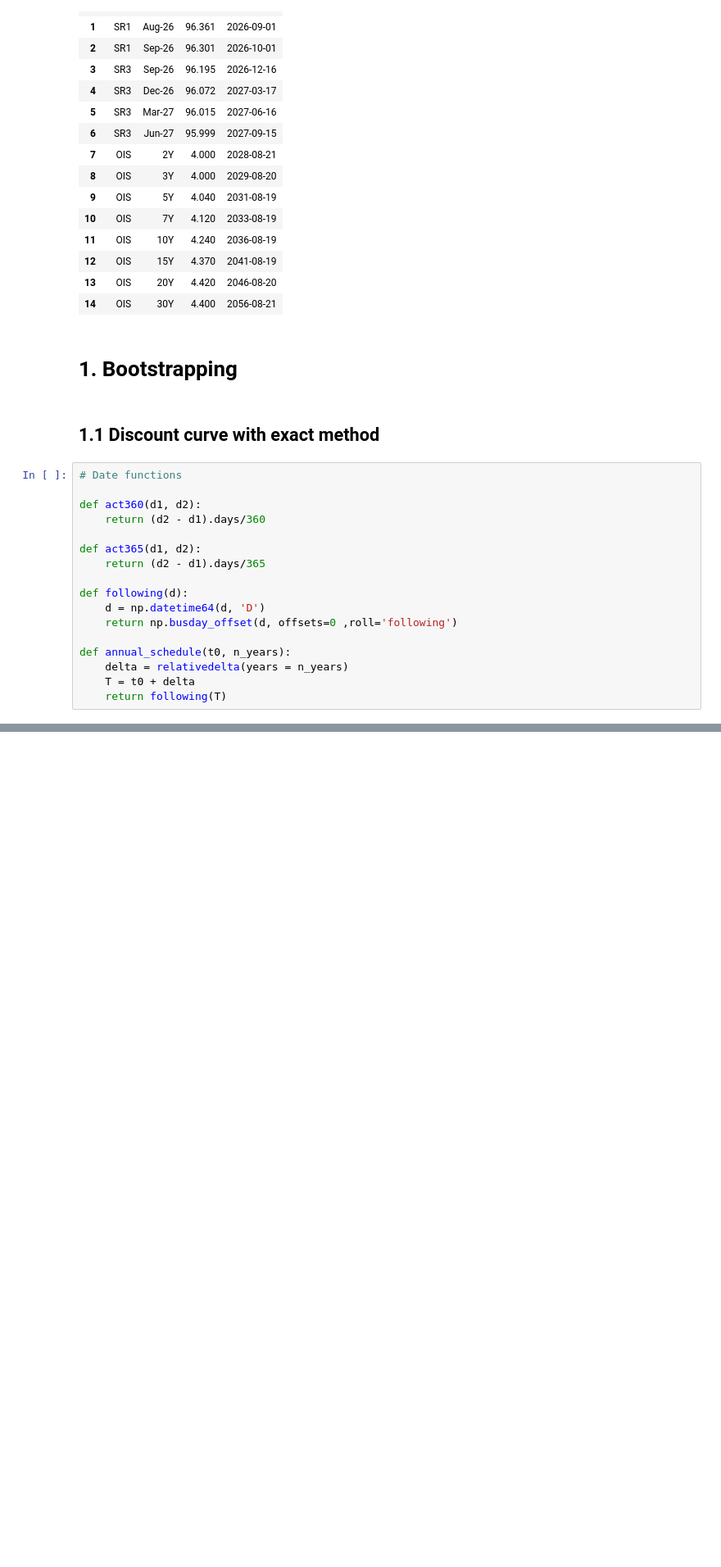
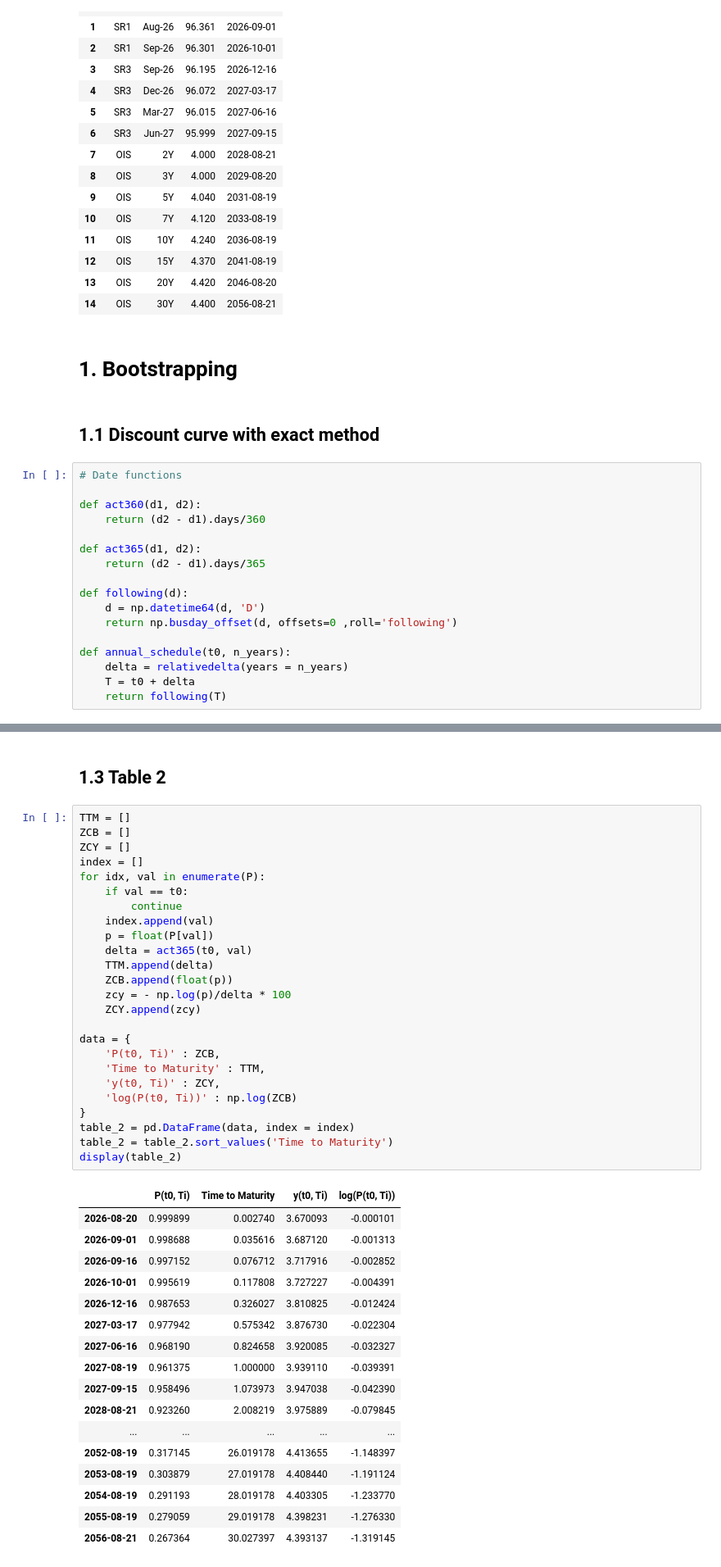
Before and after one commit to RomainFast121/IRCRM_project, a Jupyter notebook: project_2026.ipynb, the cells around one changed output, grey strips where cells are left out. Shown at 82% size. Saved outputs shown, nothing was run; the diff lists cells and outputs as text; blank space fills up the shorter version.

```diff
--- a/project_2026.ipynb
+++ b/project_2026.ipynb
@@ -284,0 +269,45 @@ inter_df
+# %% [markdown]
+## 1.3 Table 2
+# %%
+TTM = []
+ZCB = []
+ZCY = []
+index = []
+for idx, val in enumerate(P):
+    if val == t0:
+        continue
+    index.append(val)
+    p = float(P[val])
+    delta = act365(t0, val)
+    TTM.append(delta)
+    ZCB.append(float(p))
+    zcy = - np.log(p)/delta * 100
+    ZCY.append(zcy)
+
+data = {
+    'P(t0, Ti)' : ZCB,
+    'Time to Maturity' : TTM,
+    'y(t0, Ti)' : ZCY,
+    'log(P(t0, Ti))' : np.log(ZCB)
+}
+table_2 = pd.DataFrame(data, index = index)
+table_2 = table_2.sort_values('Time to Maturity')
+display(table_2)
+# %% [output]
+|  | P(t0, Ti) | Time to Maturity | y(t0, Ti) | log(P(t0, Ti)) |
+| 2026-08-20 | 0.999899 | 0.002740 | 3.670093 | -0.000101 |
+| 2026-09-01 | 0.998688 | 0.035616 | 3.687120 | -0.001313 |
+| 2026-09-16 | 0.997152 | 0.076712 | 3.717916 | -0.002852 |
+| 2026-10-01 | 0.995619 | 0.117808 | 3.727227 | -0.004391 |
+| 2026-12-16 | 0.987653 | 0.326027 | 3.810825 | -0.012424 |
+| 2027-03-17 | 0.977942 | 0.575342 | 3.876730 | -0.022304 |
+| 2027-06-16 | 0.968190 | 0.824658 | 3.920085 | -0.032327 |
+| 2027-08-19 | 0.961375 | 1.000000 | 3.939110 | -0.039391 |
+| 2027-09-15 | 0.958496 | 1.073973 | 3.947038 | -0.042390 |
+| 2028-08-21 | 0.923260 | 2.008219 | 3.975889 | -0.079845 |
+| ... | ... | ... | ... | ... |
+| 2052-08-19 | 0.317145 | 26.019178 | 4.413655 | -1.148397 |
+| 2053-08-19 | 0.303879 | 27.019178 | 4.408440 | -1.191124 |
+| 2054-08-19 | 0.291193 | 28.019178 | 4.403305 | -1.233770 |
+| 2055-08-19 | 0.279059 | 29.019178 | 4.398231 | -1.276330 |
+| 2056-08-21 | 0.267364 | 30.027397 | 4.393137 | -1.319145 |
```
Also changed, not shown: parts of 11 cells of this notebook.
